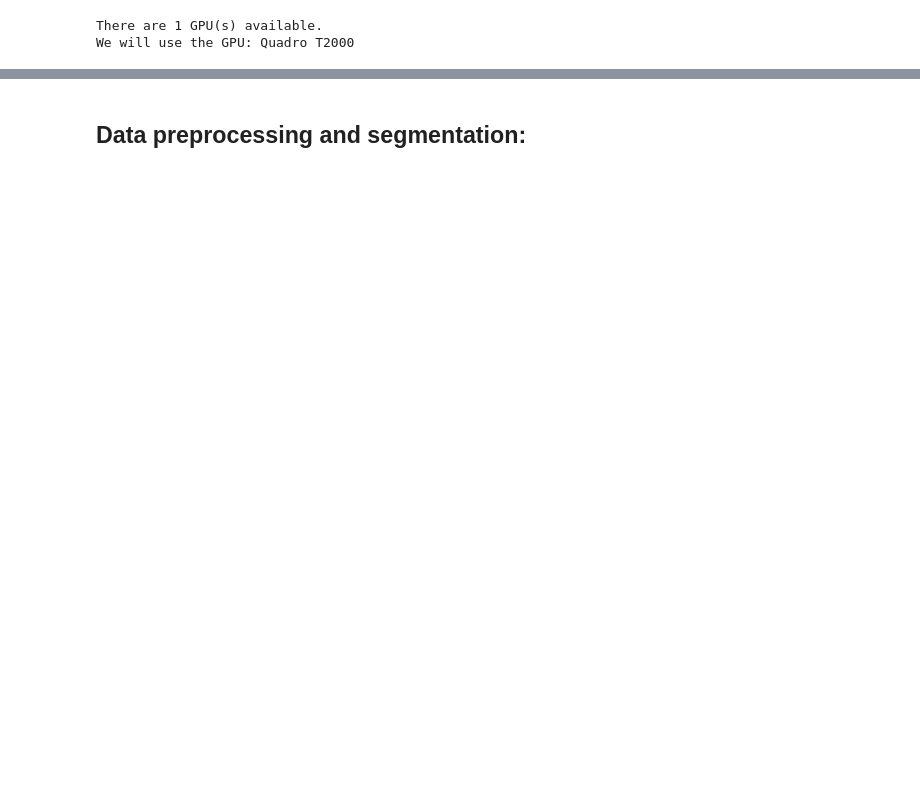
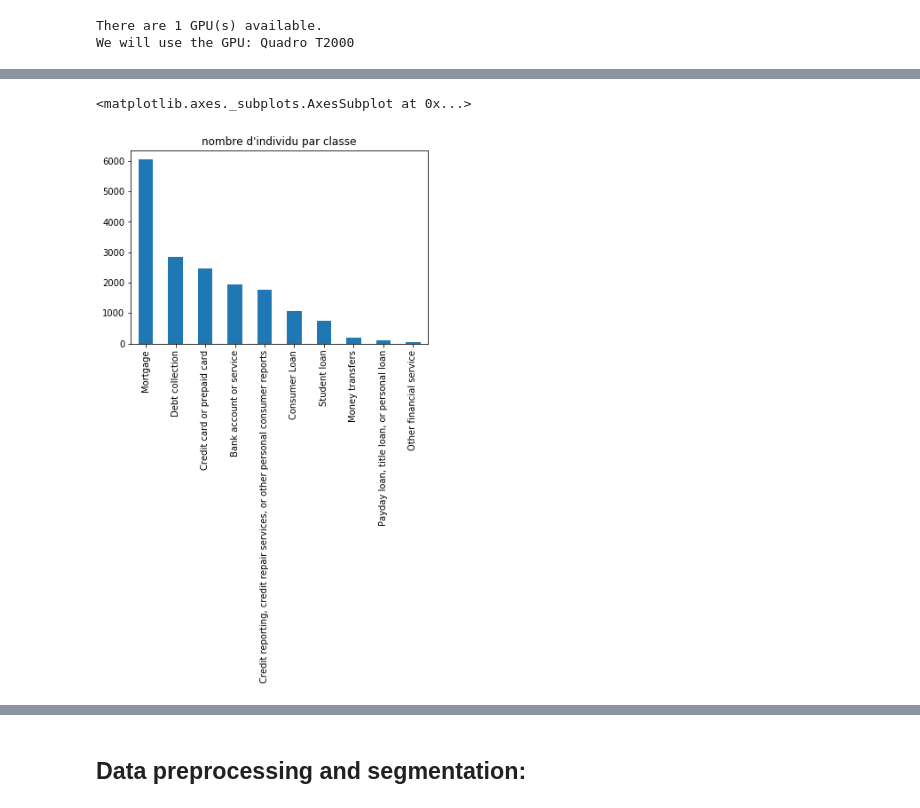
Before and after one commit to helmy-elrais/RoBERT_Recurrence_over_BERT, a Jupyter notebook: train.ipynb, the cells around one changed output, grey strips where cells are left out. Saved outputs shown, nothing was run; the diff lists cells and outputs as text; code cells hidden in the pictures; blank space fills up the shorter version.

```diff
--- a/train.ipynb
+++ b/train.ipynb
@@ -58,0 +142,3 @@ We will use the GPU: Quadro T2000
+# %%
+train_raw['len_txt'] =train_raw.consumer_complaint_narrative.apply(lambda x: len(x.split()))
+train_raw.describe()
@@ -58,0 +155,4 @@ We will use the GPU: Quadro T2000
+# %%
+#Select only the row with number of words greater than 250:
+train_raw = train_raw[train_raw.len_txt >249]
+train_raw.shape
@@ -58,0 +161,5 @@ We will use the GPU: Quadro T2000
+# %%
+#Select only the column 'consumer_complaint_narrative' and 'product'
+train_raw = train_raw[['consumer_complaint_narrative', 'product']]
+train_raw.reset_index(inplace=True, drop=True)
+train_raw.head()
@@ -58,0 +173,8 @@ We will use the GPU: Quadro T2000
+# %%
+#Group similar products
+train_raw.at[train_raw['product'] == 'Credit reporting', 'product'] = 'Credit reporting, credit repair services, or other personal consumer reports'
+train_raw.at[train_raw['product'] == 'Credit card', 'product'] = 'Credit card or prepaid card'
+train_raw.at[train_raw['product'] == 'Prepaid card', 'product'] = 'Credit card or prepaid card'
+train_raw.at[train_raw['product'] == 'Payday loan', 'product'] = 'Payday loan, title loan, or personal loan'
+train_raw.at[train_raw['product'] == 'Virtual currency', 'product'] = 'Money transfer, virtual currency, or money service'
+train_raw.head()
@@ -58,0 +203,5 @@ We will use the GPU: Quadro T2000
+# %%
+train_raw['product'].value_counts().sort_values(ascending=False).plot(kind='bar', title="nombre d'individu par classe")
+# %% [output]
+<matplotlib.axes._subplots.AxesSubplot at 0x...>
+[figure, added]
```
Also changed, not shown: parts of 39 cells of this notebook.
